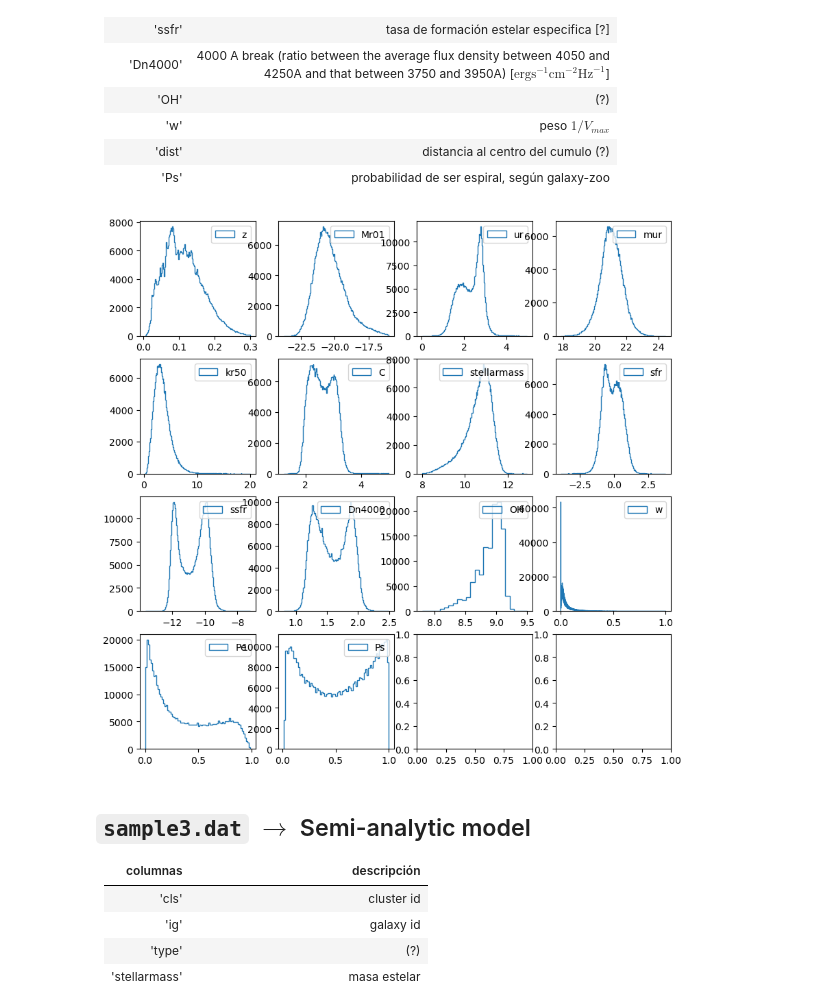
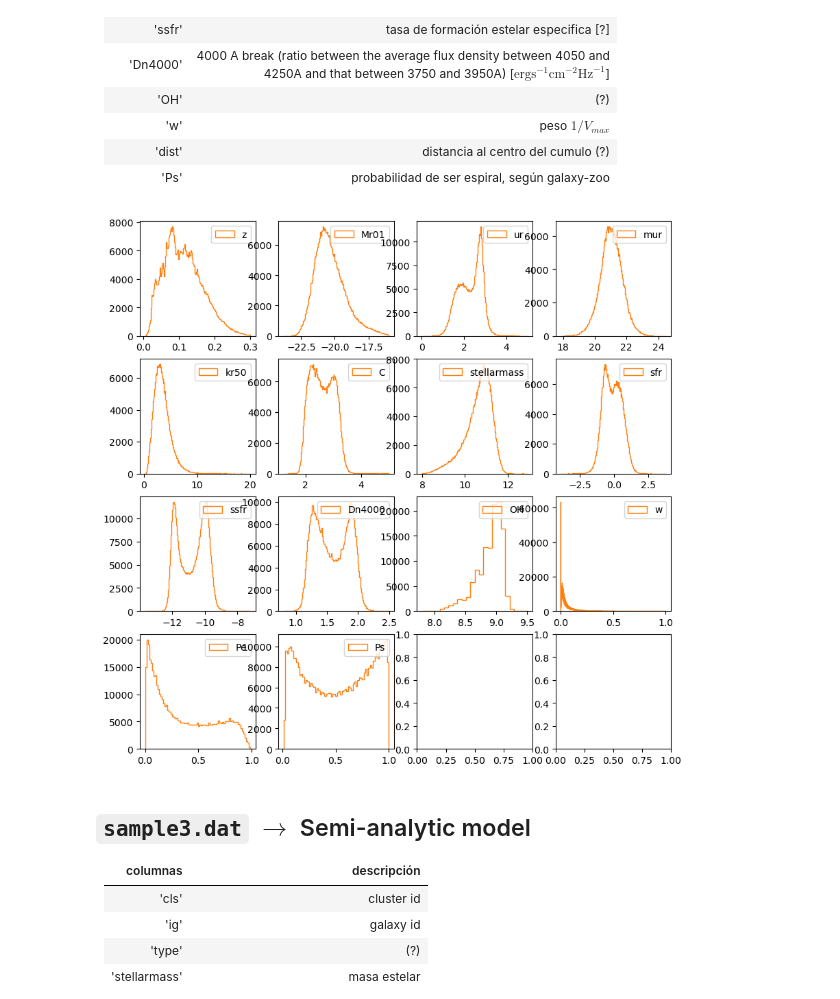
Before and after one commit to francaporaso/extragalactica, a Jupyter notebook: guia5/plots.ipynb, the cells around one changed output. Drawn from its saved outputs; the diff is of its cells as text; code cells hidden in the pictures.

```diff
--- a/guia5/plots.ipynb
+++ b/guia5/plots.ipynb
@@ -7,5 +10,10 @@ import numpy as np
 # %%
 s1, s2, s3 = 'cluster', 'field', 'sim'
+# %%
+# Colores
+c_cl='C0'
+c_fie = 'C1'
+c_sa = 'C2'
 # %%
 s = {}
 
@@ -62,7 +70,7 @@ fig, axes = plt.subplots(4,5, figsize=(15,10))
 cols = ['z','Mr01','ur','mur','kr50','C','stellarmass','sfr','ssfr','Dn4000', 'sigma','Mvir','Rvir','R200', 'w','Pe','Ps']
 
 for col, ax in zip(cols,axes.flatten()):
-    ax.hist(s[s1][col], bins='auto', label=col, histtype='step')
+    ax.hist(s[s1][col], bins='auto', label=col, histtype='step', color=c_cl)
     ax.legend(loc='upper right')
 # %% [output]
 [figure]
@@ -90,16 +98,16 @@ s['field'].query('stellarmass > 8 and sfr > -8 and ur < 5 and kr50 < 20 and C <
 # %%
 fig, axes = plt.subplots(4,4, figsize=(10,10))
 cols = ['z','Mr01','ur','mur','kr50','C','stellarmass','sfr','ssfr','Dn4000','OH','w','Pe','Ps']
 
 for col, ax in zip(cols,axes.flatten()):
     if col=='OH':
-        ax.hist(s[s2][col], bins=np.linspace(7.8,9.5,25), label=col, histtype='step')
+        ax.hist(s[s2][col], bins=np.linspace(7.8,9.5,25), label=col, histtype='step', color=c_fie)
     else:
-        ax.hist(s[s2][col], bins='auto', label=col, histtype='step')
+        ax.hist(s[s2][col], bins='auto', label=col, histtype='step', color=c_fie)
 
     ax.legend(loc='upper right')
 # %% [output]
-[figure, old version]
+[figure, new version]
 # %% [markdown]
 ## `sample3.dat` $\rightarrow{}$ Semi-analytic model
 
```
Also changed, not shown: parts of 28 cells of this notebook.
